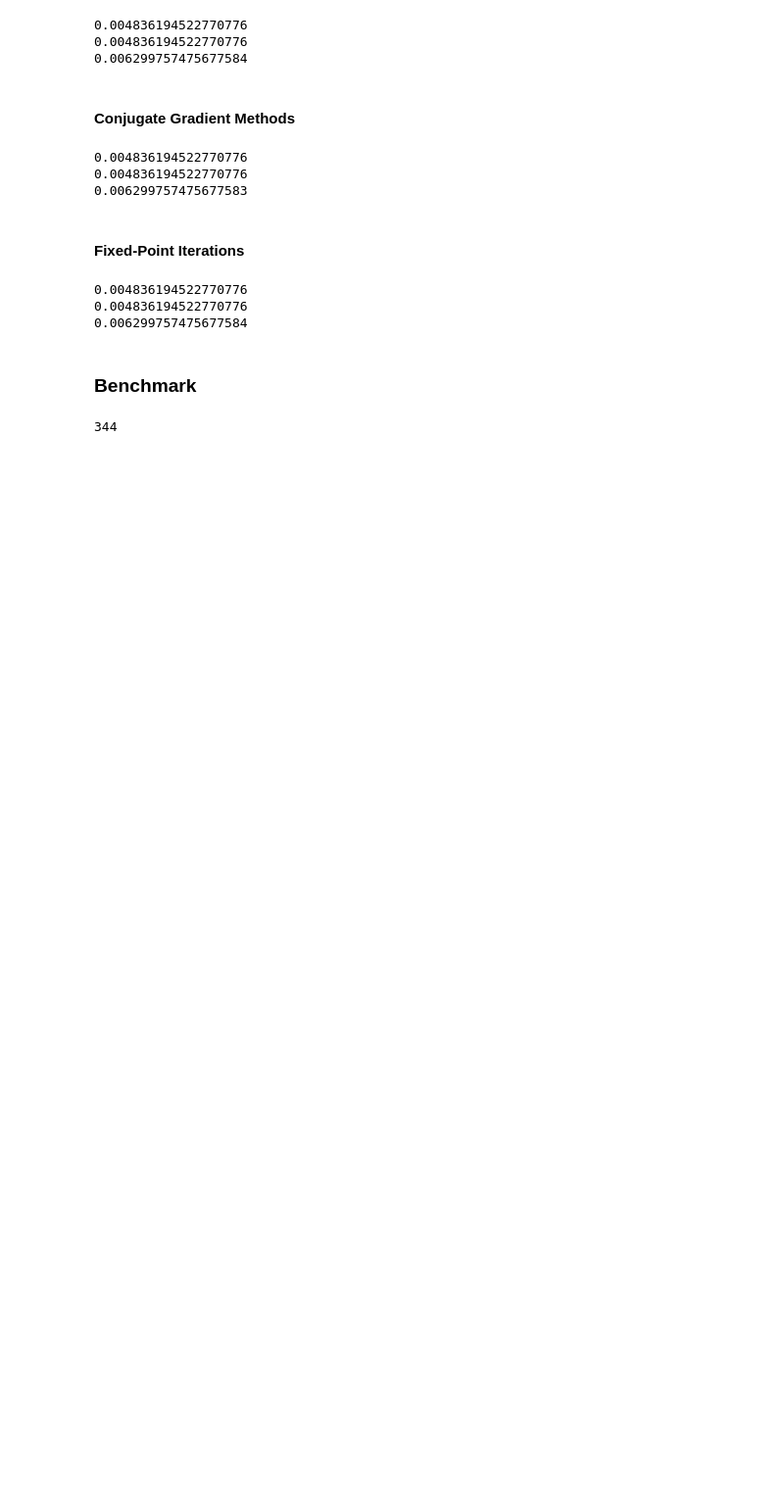
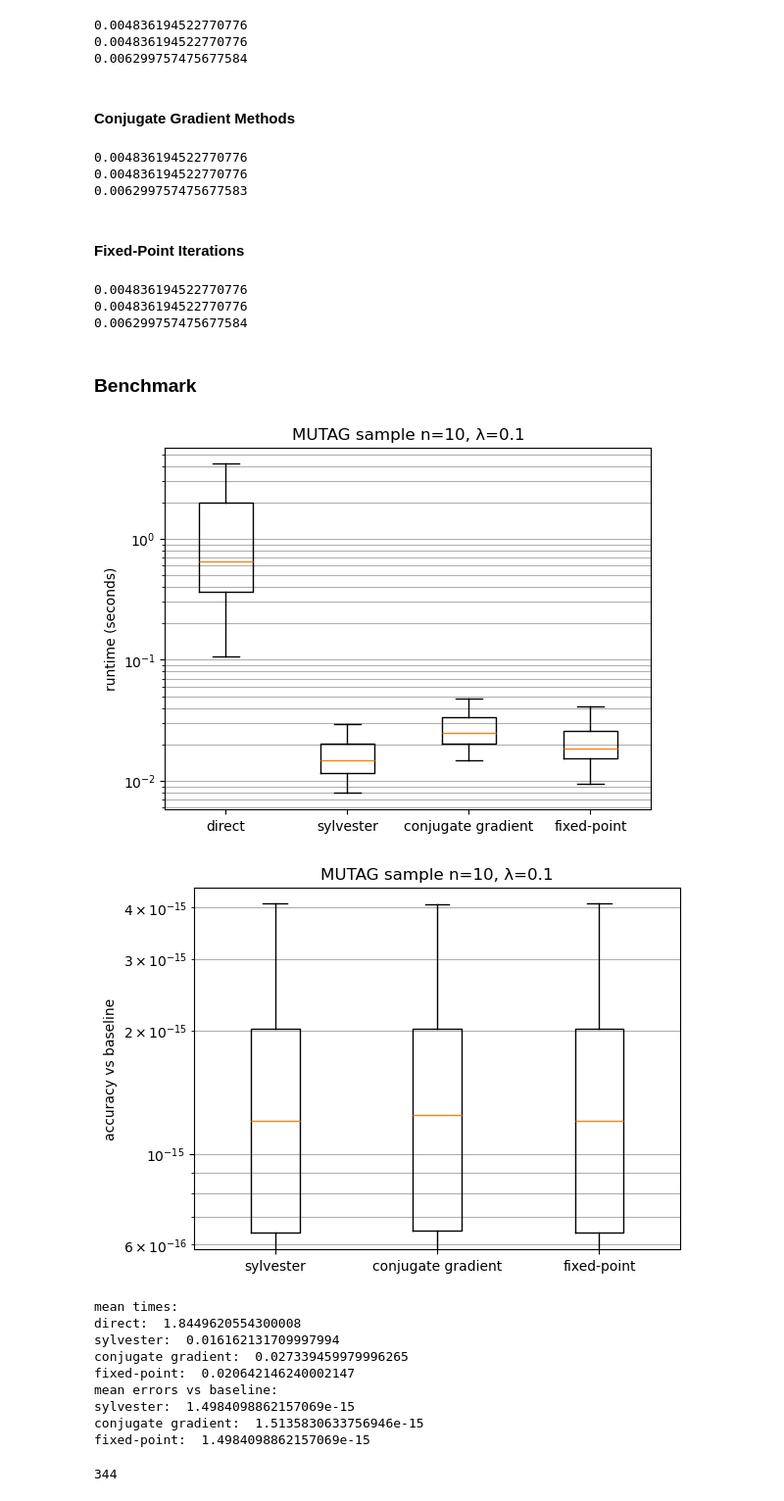
Before and after one commit to arslan-yam/random_walk_kernels_computations, a Jupyter notebook: notebooks/rw_kernels.ipynb, the cells around one changed output. Shown at 98% size. Drawn from its saved outputs; the diff is of its cells as text; code cells hidden in the pictures; blank space fills up the shorter version.

```diff
--- a/notebooks/rw_kernels.ipynb
+++ b/notebooks/rw_kernels.ipynb
@@ -457,8 +457,20 @@ def bench(dataset, name: str, n: int, lmbd: float, seed=0, sparse=True):
 # %%
 n = int(10)
 lmbd = float(0.1)
 seed = int(42)
-# bench(sage_graphs_mutag, "MUTAG", n, lmbd, seed)
+bench(sage_graphs_mutag, "MUTAG", n, lmbd, seed)
+# %% [output]
+[figure, added]
+[figure, added]
+mean times:
+direct:  1.8449620554300008
+sylvester:  0.016162131709997994
+conjugate gradient:  0.027339459979996265
+fixed-point:  0.020642146240002147
+mean errors vs baseline:
+sylvester:  1.4984098862157069e-15
+conjugate gradient:  1.5135830633756946e-15
+fixed-point:  1.4984098862157069e-15
 # %%
 ptc_mr = fetch_dataset("PTC_MR", verbose=False, as_graphs=True)
 ptc_mr_graphs, y = ptc_mr.data, ptc_mr.target
```
Also changed, not shown: parts of 24 cells of this notebook.
